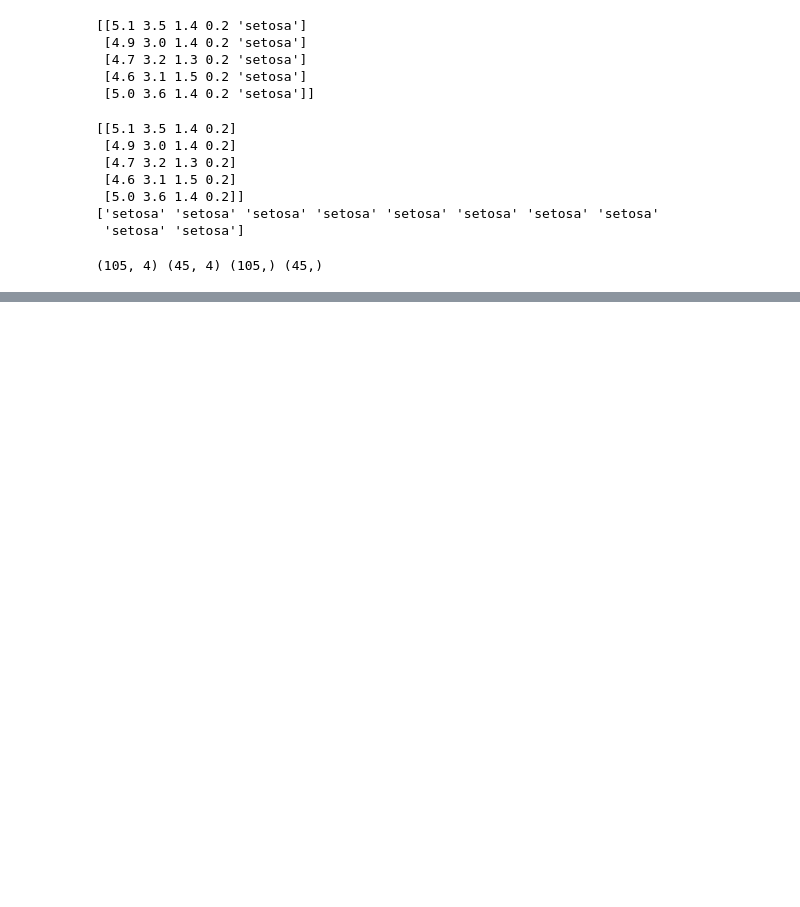
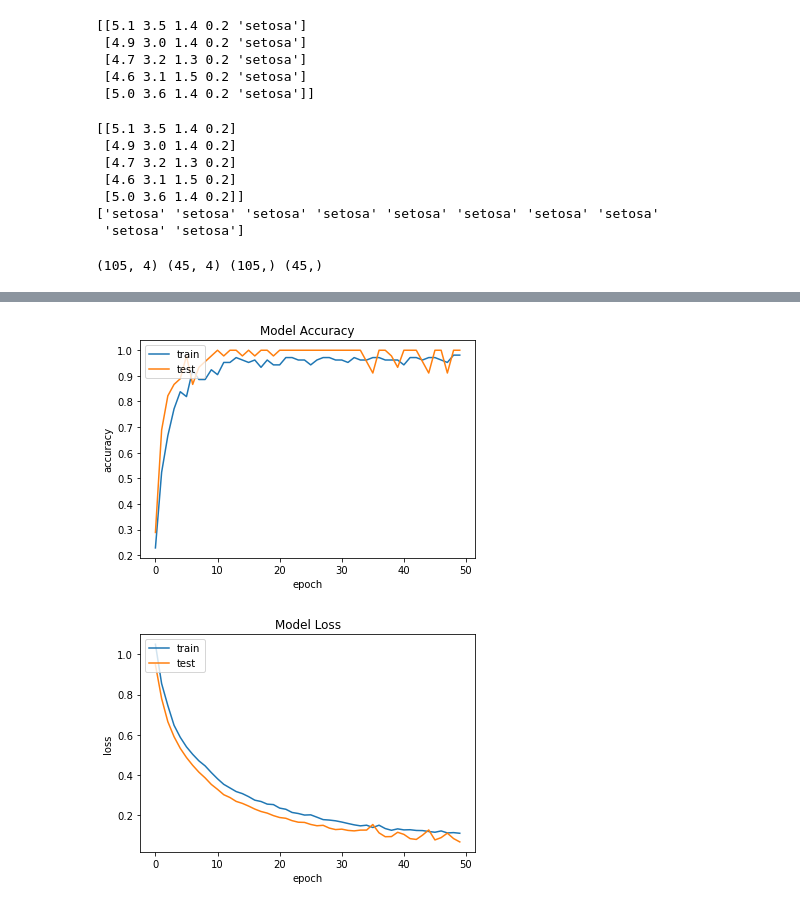
Before and after one commit to chopperkim/machinelearning, a Jupyter notebook: Neural_Networks_SVM.ipynb, the cells around one changed output, grey strips where cells are left out. Saved outputs shown, nothing was run; the diff lists cells and outputs as text; code cells hidden in the pictures; blank space fills up the shorter version.

```diff
--- a/Neural_Networks_SVM.ipynb
+++ b/Neural_Networks_SVM.ipynb
@@ -134,10 +129,10 @@ AttributeError: type object 'h5py.h5.H5PYConfig' has no attribute '__reduce_cyth
 # %%
-input_shape = Input(shape=(4,))
-mlp_model = Sequential()
+input_shape = (4,)
+mlp_model = models.Sequential()
 mlp_model.add(layers.Dense(units=10, activation='relu', input_shape=input_shape))
 mlp_model.add(layers.Dense(units=20, activation='relu'))
 mlp_model.add(layers.Dense(units=10, activation='relu'))
 mlp_model.add(layers.Dense(units=3, activation='softmax'))
-mlp_model.compile(optimizers='Adam', loss='categorical_crossentropy', metrics='accuracy')
+mlp_model.compile(optimizers='Adam', loss='categorical_crossentropy', metrics=['accuracy'])
 mlp_model.summary()
 # %% [output]
@@ -144,0 +158,8 @@ AttributeError: module 'keras.api._v2.keras' has no attribute 'Input'
+# %%
+from sklearn.preprocessing import LabelBinarizer
+encoder = LabelBinarizer()
+trny_onehot = encoder.fit_transform(trny)
+tsty_onehot = encoder.transform(tsty)
+
+print(trny_onehot[0:5, :])
+print(tsty_onehot[0:5, :])
@@ -144,0 +177,2 @@ AttributeError: module 'keras.api._v2.keras' has no attribute 'Input'
+# %%
+history = mlp_model.fit(np.asarray(trnx).astype(float), np.asarray(trny_onehot).astype(float), validation_data=[np.asarray(tstx).astype(float), np.asarray(tsty_onehot).astype(float)], batch_size=10, epochs=50)
@@ -144,0 +197,20 @@ AttributeError: module 'keras.api._v2.keras' has no attribute 'Input'
+# %%
+plt.plot(history.history['accuracy'])
+plt.plot(history.history['val_accuracy'])
+plt.title('Model Accuracy')
+plt.ylabel('accuracy')
+plt.xlabel('epoch')
+plt.legend(['train', 'test'], loc='upper left')
+plt.show()
+
+#summarize history for loss
+plt.plot(history.history['loss'])
+plt.plot(history.history['val_loss'])
+plt.title('Model Loss')
+plt.ylabel('loss')
+plt.xlabel('epoch')
+plt.legend(['train', 'test'], loc='upper left')
+plt.show()
+# %% [output]
+[figure, added]
+[figure, added]
```
Also changed, not shown: parts of 14 cells of this notebook, 2 other files.
